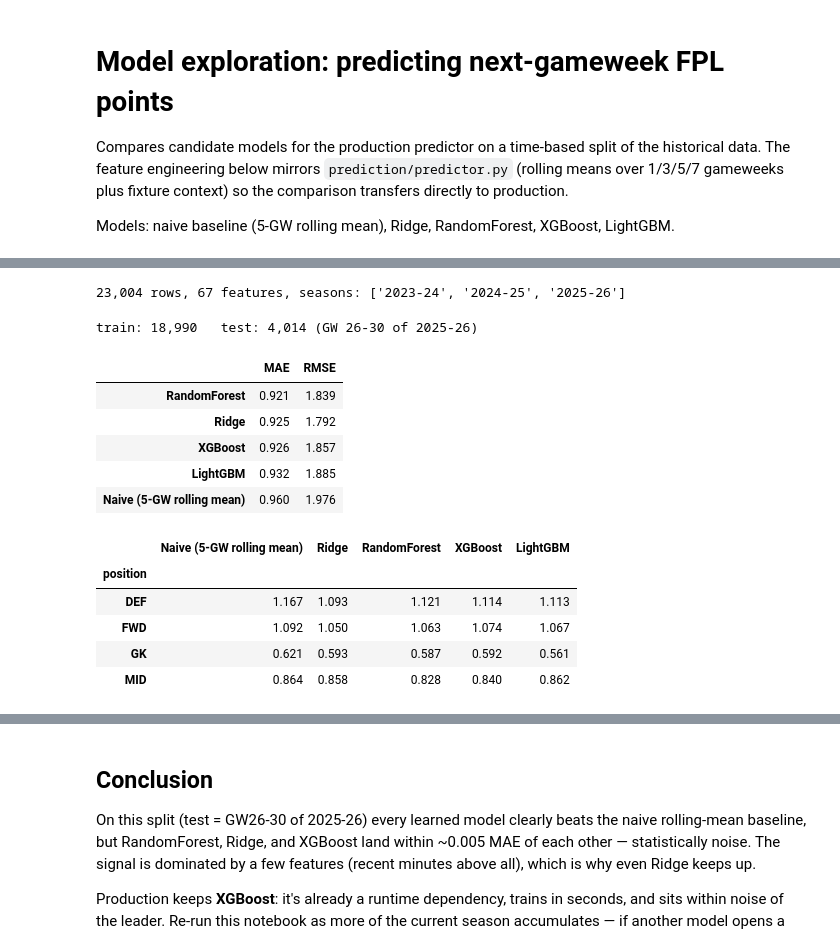
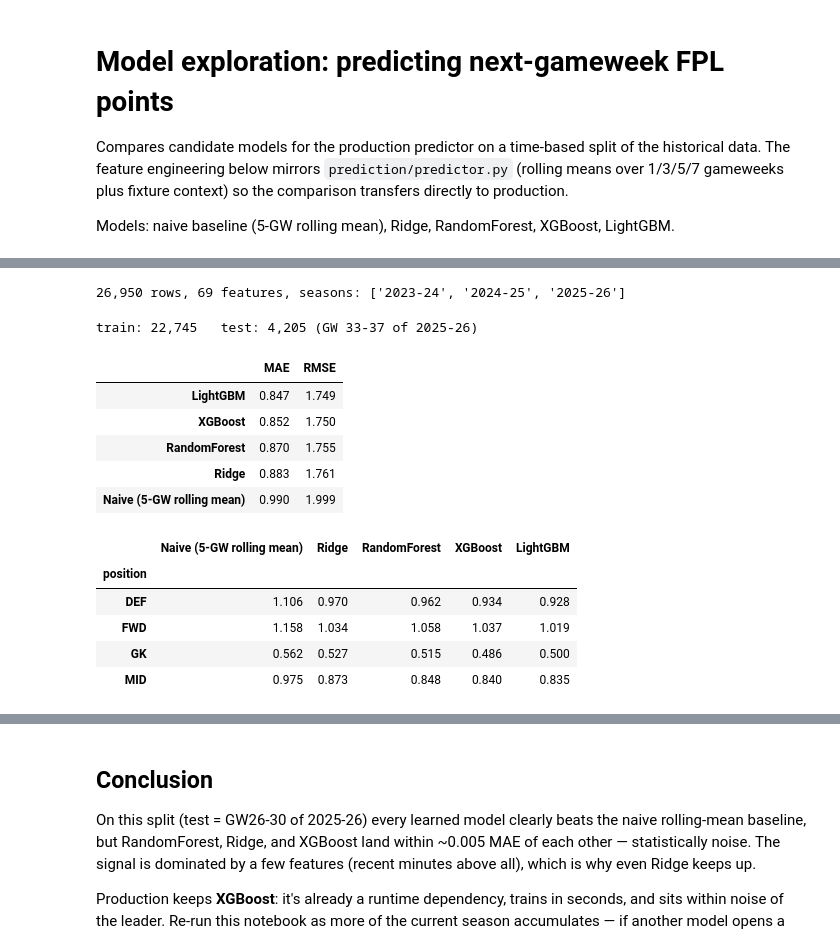
Before and after one commit to OmarN-Mukhtar/FantasyManager, a Jupyter notebook: notebooks/model_exploration.ipynb, the cells around one changed output, grey strips where cells are left out. Cells and saved outputs as stored; diff of their text form; code cells hidden in the pictures.

```diff
--- a/notebooks/model_exploration.ipynb
+++ b/notebooks/model_exploration.ipynb
@@ -21,12 +19,15 @@ import numpy as np
 # Feature engineering copied from prediction/predictor.py train_model()
 ROLLING_WINDOWS = [1, 3, 5, 7]
 BASE_ROLLING_FEATURES = [
-    'bps', 'ict_index', 'minutes', 'total_points', 'selected',
+    'bps', 'ict_index', 'minutes', 'selected',
     'transfers_balance', 'now_cost', 'goals_scored', 'assists',
     'clean_sheets', 'goals_conceded', 'expected_goals',
     'expected_goal_involvements', 'expected_assists',
     'expected_goals_conceded', 'form',
 ]
+# total_points dropped from BASE_ROLLING_FEATURES (rolling mean smooths away
+# per-gameweek signal) in favor of explicit per-GW lags below.
+POINTS_LAGS = 5
 
 df = pd.read_csv('../data/cleaned_merged_seasons.csv', low_memory=False)
 seasons = sorted(df['season'].dropna().unique())
@@ -41,16 +42,39 @@ for col in BASE_ROLLING_FEATURES:
         df[name] = grouped[col].transform(lambda s: pd.to_numeric(s, errors='coerce').rolling(window, min_periods=1).mean())
         feature_cols.append(name)
 
+# Individual (non-averaged) points scored in each of the last POINTS_LAGS gameweeks
+# before the target GW. points_gw_minus_1 = points from the GW right before target,
+# points_gw_minus_2 = two GWs before, etc.
+for lag in range(1, POINTS_LAGS + 1):
+    name = f"points_gw_minus_{lag}"
+    df[name] = grouped['total_points'].shift(lag - 1)
+    feature_cols.append(name)
+
 df['target'] = grouped['total_points'].shift(-1)
+
+df['target_minutes'] = grouped['minutes'].shift(-1)  # next-GW minutes, for the two-stage test below
 df['team_id_feature'] = pd.to_numeric(df.get('team_id', 0), errors='coerce').fillna(0)
 df['opponent_team_feature'] = pd.to_numeric(df.get('opponent_team', 0), errors='coerce').fillna(0)
 df['is_home_feature'] = pd.to_numeric(df.get('was_home', 0), errors='coerce').fillna(0)
-feature_cols += ['team_id_feature', 'opponent_team_feature', 'is_home_feature']
+
+# Fixture context must describe the match being predicted (next GW), not the match that
+# already happened on this row's own GW - shift forward so it lines up with `target`,
+# matching how prediction/predictor.py._stack_horizons aligns these same columns.
+df['opponent_team_feature'] = grouped['opponent_team_feature'].shift(-1)
+df['is_home_feature'] = grouped['is_home_feature'].shift(-1)
+
+# Stable per-player id (like predictor.py) - built from every name in this df, so every
+# player, including ones who only appear in the held-out test window, gets their own
+# unique id rather than colliding on a shared fallback.
+all_names = sorted(set(df['name'].dropna()))
+player_stable_id = {name: i + 1 for i, name in enumerate(all_names)}
+df['player_id_feature'] = df['name'].map(player_stable_id)
+feature_cols += ['team_id_feature', 'opponent_team_feature', 'is_home_feature', 'player_id_feature']
 
 data = df.dropna(subset=feature_cols + ['target'])
 print(f"{len(data):,} rows, {len(feature_cols)} features, seasons: {seasons[-3:]}")
 # %% [output]
-23,004 rows, 67 features, seasons: ['2023-24', '2024-25', '2025-26']
+26,950 rows, 69 features, seasons: ['2023-24', '2024-25', '2025-26']
 # %%
 # Time-based split: last 5 GWs of the newest season held out as test
 newest = seasons[-1]
@@ -66,7 +90,7 @@ X_test = test[feature_cols].astype(np.float32)
 y_test = test['target'].astype(np.float32)
 print(f"train: {len(train):,}   test: {len(test):,} (GW {last_gw-4:.0f}-{last_gw:.0f} of {newest})")
 # %% [output]
-train: 18,990   test: 4,014 (GW 26-30 of 2025-26)
+train: 22,745   test: 4,205 (GW 33-37 of 2025-26)
 # %%
 from sklearn.linear_model import Ridge
 from sklearn.preprocessing import StandardScaler
@@ -74,39 +98,39 @@ from sklearn.pipeline import make_pipeline
 from sklearn.ensemble import RandomForestRegressor
 from sklearn.metrics import mean_absolute_error, mean_squared_error
 import xgboost as xgb
 import lightgbm as lgb
 
 models = {
     'Naive (5-GW rolling mean)': None,
     'Ridge': make_pipeline(StandardScaler(), Ridge(alpha=1.0)),
     'RandomForest': RandomForestRegressor(n_estimators=100, max_depth=12, n_jobs=-1, random_state=42),
     'XGBoost': xgb.XGBRegressor(max_depth=6, learning_rate=0.1, n_estimators=150,
                                 random_state=42, n_jobs=-1, verbosity=0),
     'LightGBM': lgb.LGBMRegressor(num_leaves=63, learning_rate=0.1, n_estimators=150,
                                   random_state=42, n_jobs=-1, verbose=-1),
 }
 
 results, preds = {}, {}
 for name, model in models.items():
     if model is None:
-        y_pred = X_test['total_points_rolling_5'].values
+        y_pred = X_test[[f'points_gw_minus_{i}' for i in range(1, 6)]].mean(axis=1).values
     else:
         model.fit(X_train, y_train)
         y_pred = model.predict(X_test)
     preds[name] = y_pred
     results[name] = {
         'MAE': mean_absolute_error(y_test, y_pred),
         'RMSE': float(np.sqrt(mean_squared_error(y_test, y_pred))),
     }
 
 pd.DataFrame(results).T.sort_values('MAE').round(3)
 # %% [output]
 |  | MAE | RMSE |
-| RandomForest | 0.921 | 1.839 |
-| Ridge | 0.925 | 1.792 |
-| XGBoost | 0.926 | 1.857 |
-| LightGBM | 0.932 | 1.885 |
-| Naive (5-GW rolling mean) | 0.960 | 1.976 |
+| LightGBM | 0.847 | 1.749 |
+| XGBoost | 0.852 | 1.750 |
+| RandomForest | 0.870 | 1.755 |
+| Ridge | 0.883 | 1.761 |
+| Naive (5-GW rolling mean) | 0.990 | 1.999 |
 # %%
 # Error broken down by position
 pos = test['position'].astype(str).str.upper().reset_index(drop=True)
@@ -118,10 +142,10 @@ per_position.round(3)
 # %% [output]
 |  | Naive (5-GW rolling mean) | Ridge | RandomForest | XGBoost | LightGBM |
 | position |  |  |  |  |  |
-| DEF | 1.167 | 1.093 | 1.121 | 1.114 | 1.113 |
-| FWD | 1.092 | 1.050 | 1.063 | 1.074 | 1.067 |
-| GK | 0.621 | 0.593 | 0.587 | 0.592 | 0.561 |
-| MID | 0.864 | 0.858 | 0.828 | 0.840 | 0.862 |
+| DEF | 1.106 | 0.970 | 0.962 | 0.934 | 0.928 |
+| FWD | 1.158 | 1.034 | 1.058 | 1.037 | 1.019 |
+| GK | 0.562 | 0.527 | 0.515 | 0.486 | 0.500 |
+| MID | 0.975 | 0.873 | 0.848 | 0.840 | 0.835 |
 # %%
 best = min(results, key=lambda k: results[k]['MAE'])
 print('Best model by MAE:', best)
```
Also changed, not shown: parts of 9 cells of this notebook, 3 other files.
